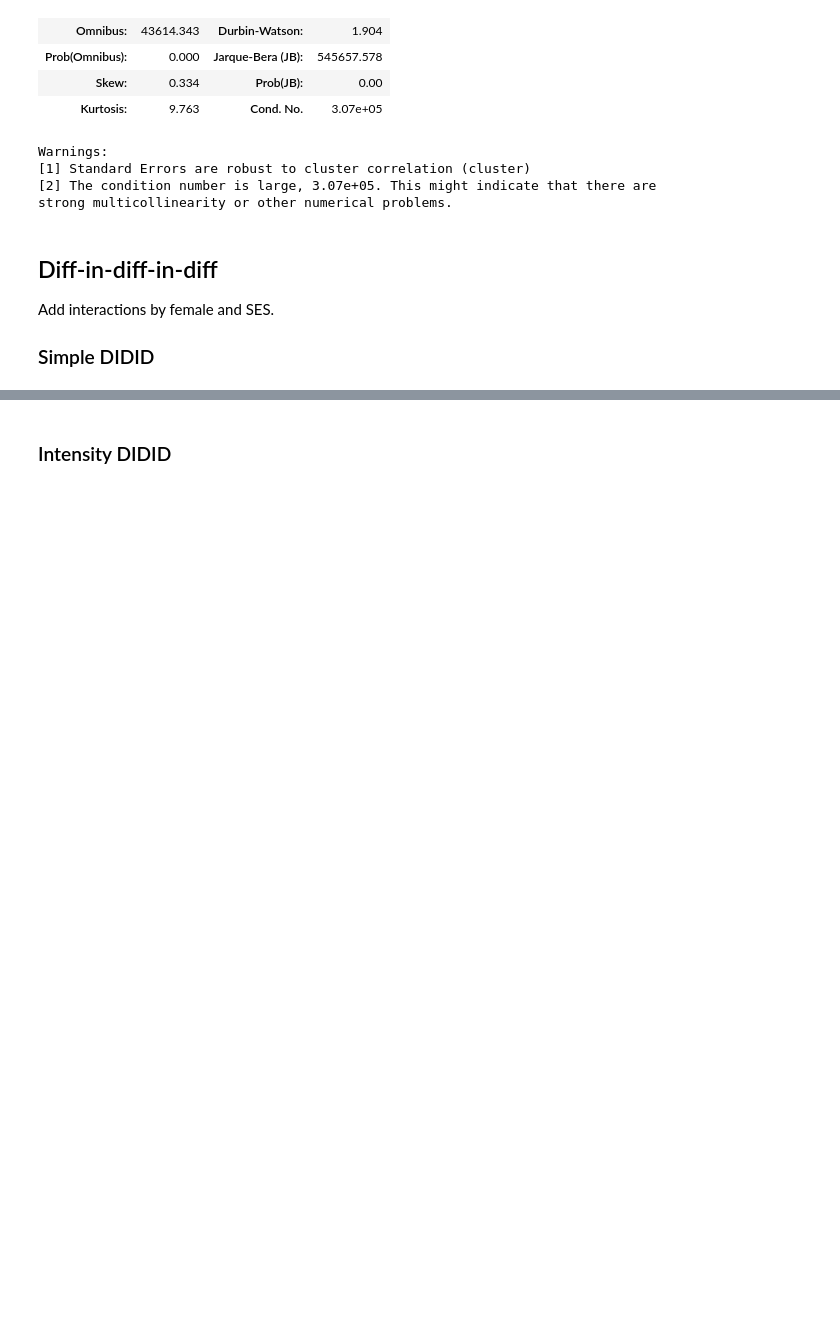
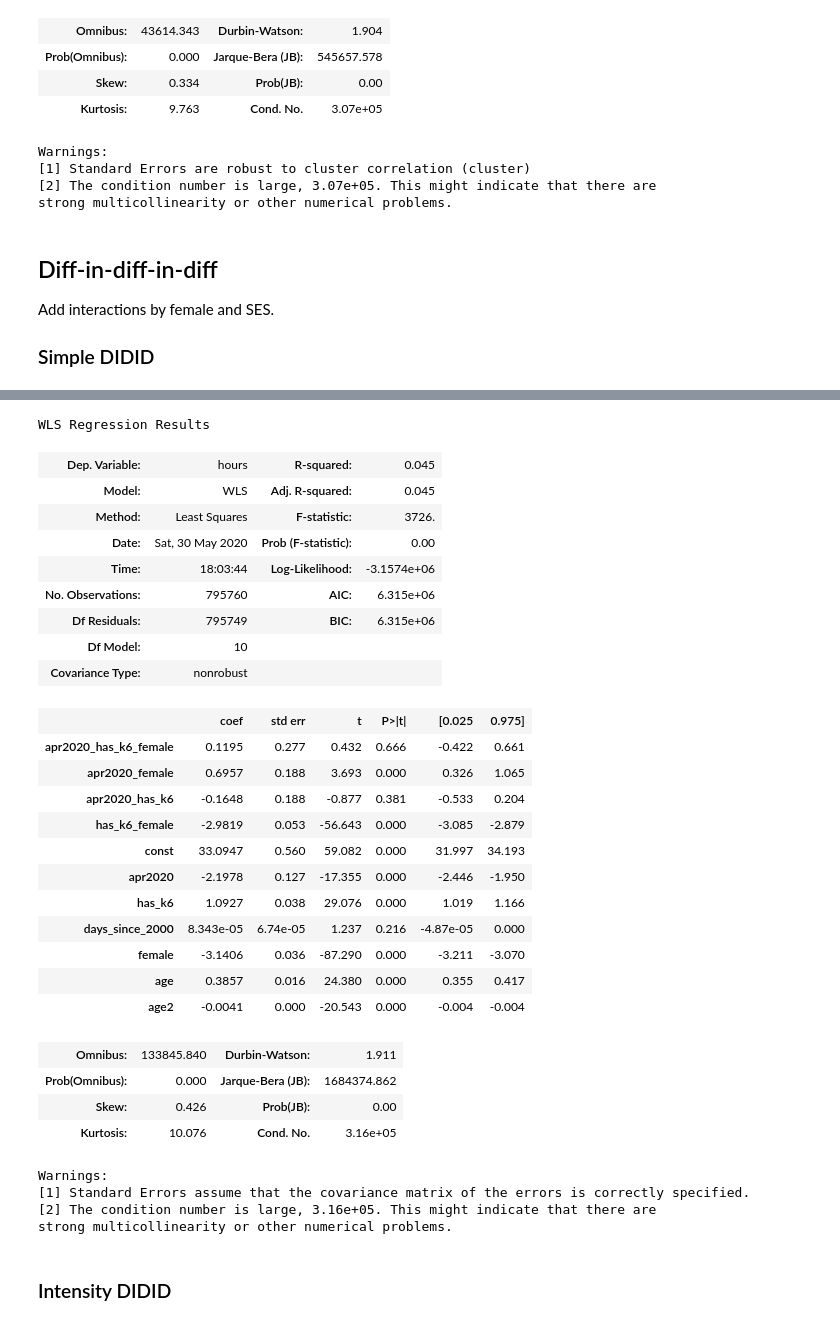
Before and after one commit to MaxGhenis/mit_1432, a Jupyter notebook: p3_regressions.ipynb, the cells around one changed output, grey strips where cells are left out. Drawn from its saved outputs; the diff is of its cells as text; code cells hidden in the pictures; blank space fills up the shorter version.

```diff
--- a/p3_regressions.ipynb
+++ b/p3_regressions.ipynb
@@ -427,2 +506,40 @@ Add interactions by female and SES.
+# %%
+sm.WLS(cps_no_mar2020.hours,
+       cps_no_mar2020[['apr2020_has_k6_female',  # Beta of interest.
+                       'apr2020_female', 'apr2020_has_k6', 'has_k6_female',
+                       'const', 'apr2020', 'has_k6',
+                       'days_since_2000', 'female', 'age', 'age2']],
+       weights=cps_no_mar2020.w, missing='drop').fit().summary()
+# %% [output]
+WLS Regression Results
+| Dep. Variable: | hours | R-squared: | 0.045 |
+| Model: | WLS | Adj. R-squared: | 0.045 |
+| Method: | Least Squares | F-statistic: | 3726. |
+| Date: | Sat, 30 May 2020 | Prob (F-statistic): | 0.00 |
+| Time: | 18:03:44 | Log-Likelihood: | -3.1574e+06 |
+| No. Observations: | 795760 | AIC: | 6.315e+06 |
+| Df Residuals: | 795749 | BIC: | 6.315e+06 |
+| Df Model: | 10 |  |  |
+| Covariance Type: | nonrobust |  |  |
+|  | coef | std err | t | P>|t| | [0.025 | 0.975] |
+| apr2020_has_k6_female | 0.1195 | 0.277 | 0.432 | 0.666 | -0.422 | 0.661 |
+| apr2020_female | 0.6957 | 0.188 | 3.693 | 0.000 | 0.326 | 1.065 |
+| apr2020_has_k6 | -0.1648 | 0.188 | -0.877 | 0.381 | -0.533 | 0.204 |
+| has_k6_female | -2.9819 | 0.053 | -56.643 | 0.000 | -3.085 | -2.879 |
+| const | 33.0947 | 0.560 | 59.082 | 0.000 | 31.997 | 34.193 |
+| apr2020 | -2.1978 | 0.127 | -17.355 | 0.000 | -2.446 | -1.950 |
+| has_k6 | 1.0927 | 0.038 | 29.076 | 0.000 | 1.019 | 1.166 |
+| days_since_2000 | 8.343e-05 | 6.74e-05 | 1.237 | 0.216 | -4.87e-05 | 0.000 |
+| female | -3.1406 | 0.036 | -87.290 | 0.000 | -3.211 | -3.070 |
+| age | 0.3857 | 0.016 | 24.380 | 0.000 | 0.355 | 0.417 |
+| age2 | -0.0041 | 0.000 | -20.543 | 0.000 | -0.004 | -0.004 |
+| Omnibus: | 133845.840 | Durbin-Watson: | 1.911 |
+| Prob(Omnibus): | 0.000 | Jarque-Bera (JB): | 1684374.862 |
+| Skew: | 0.426 | Prob(JB): | 0.00 |
+| Kurtosis: | 10.076 | Cond. No. | 3.16e+05 |
+Warnings:
+[1] Standard Errors assume that the covariance matrix of the errors is correctly specified.
+[2] The condition number is large, 3.16e+05. This might indicate that there are
+strong multicollinearity or other numerical problems.
 # %% [markdown]
 ### Intensity DIDID
```
Also changed, not shown: parts of 10 cells of this notebook, 1 other file.
